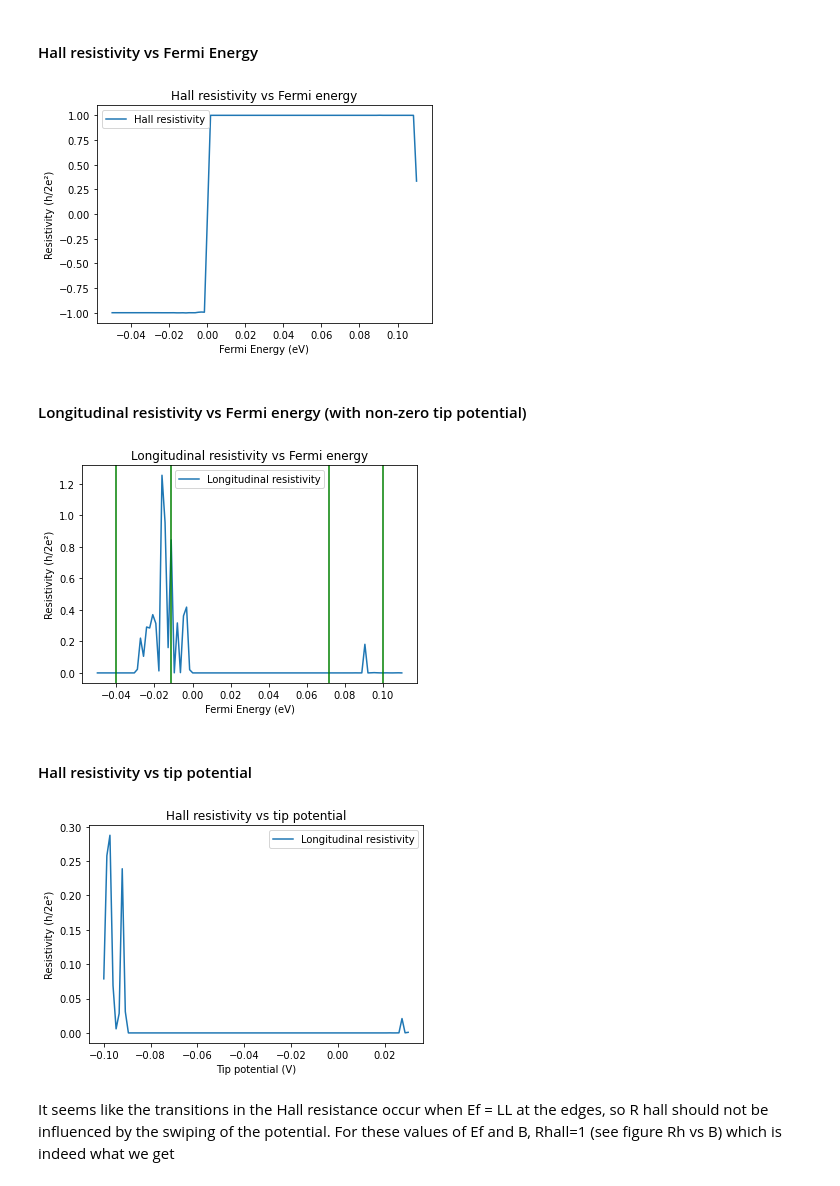
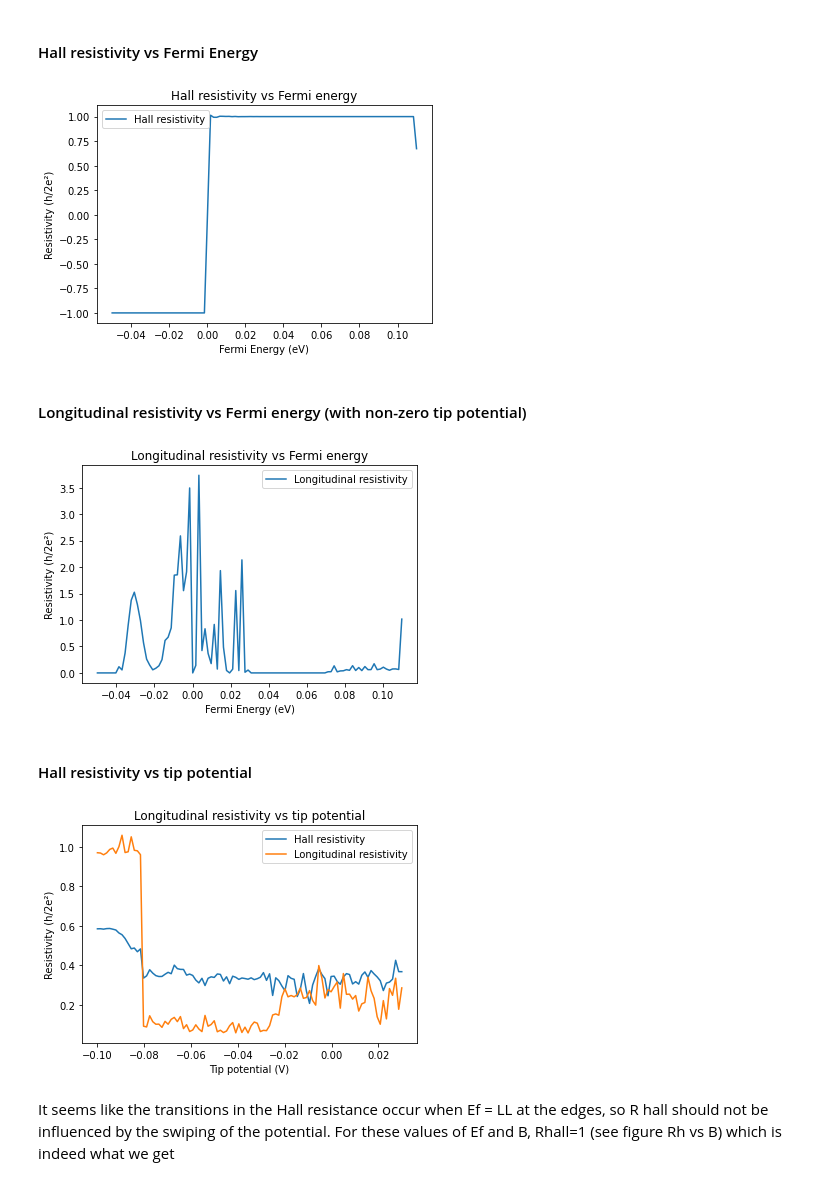
Before and after one commit to saviapicella/nanoelectronics-project, a Jupyter notebook: Graphene quantum Hall effect.ipynb, the cells around one changed output. Drawn from its saved outputs; the diff is of its cells as text; code cells hidden in the pictures.

```diff
--- a/Graphene quantum Hall effect.ipynb
+++ b/Graphene quantum Hall effect.ipynb
@@ -238,13 +259,13 @@ kwant.plot(sys, site_size = 1e-9)
 # %% [markdown]
 ## Electronic properties
 # %%
-Ef=-0.02 #maybe it could be modified
+Ef=0.12 #maybe it could be modified
 #Bfield=2*abs(Ef)**2*h_reduced/(9*t**2*a**2*e*0.2)   #The Fermi energy should be in between two LL
 Bfield=1.82
 
 
 """ Parameter for the zero density zone """  #these could be modified for the tip potential
-Vg = 0
+Vg = -0.1
 X_1=200e-9
 X_2=300e-9
 X_3=400e-9
@@ -254,7 +275,7 @@ l_pot_1=300e-9
 l_pot_2=200e-9
 l_pot_3=100e-9
 
-delta=-0.0985
+delta=0.07
 w_pot = 0
 
 
@@ -593,7 +620,8 @@ To have clear current plots ypu have to make sure the potential zone does not ov
 # %% [markdown]
 ### Plotting Hall conductance as function of the voltage applied (Fermi level)
 # %%
-
+Vg=-0.1
+delta=0.07
 
 print('The field is fixed and equal to ',Bfield)
 print('The tip potential is the stairwell potential ')
@@ -623,13 +651,13 @@ for i,Ef_xy in enumerate(Ef_arr):
 
         cm = s.conductance_matrix()[:-1, :-1]
 
-        Rxx = np.linalg.solve(cm, [1, -1, 0, 0, 0])
-        print('R hall=',Rxx[4])
+        Rxx = np.linalg.solve(cm, [1, -1, 0, 0, 0, 0, 0])
+        print('R hall=',Rxx[6])
         print('R long=',Rxx[3])
 
         Rxx_Ef[i] = Rxx[3]
 
-        Rxy_Ef[i] = Rxx[4]
+        Rxy_Ef[i] = Rxx[6]
 
         print('iteration',i,'succeeded')
     except:
@@ -715,13 +743,13 @@ for i,Bfield in enumerate(Bs):
 
         cm = s.conductance_matrix()[:-1, :-1]
 
-        Rxx = np.linalg.solve(cm, [1, -1, 0, 0, 0])
+        Rxx = np.linalg.solve(cm, [1, -1, 0, 0, 0, 0, 0])
 
-        print('R hall = ',Rxx[4])
+        print('R hall = ',Rxx[6])
         print('R long=',Rxx[3])
         Rxx_B[i] = Rxx[3]
 
-        Rxy_B[i] = Rxx[4]
+        Rxy_B[i] = Rxx[6]
 
         print('iteration',i,'succeeded')
     except:
@@ -747,8 +775,11 @@ iteration 99 succeeded
 # %% [markdown]
 ### Plotting Hall conductivity as function of local potential (tip potential)
 # %%
+Bfield=1.82
+
 print('The field is fixed and equal to', Bfield)
 print('The Fermi level is fixed and equal to', Ef)
+print('The delta is null and equal to ',delta)
 
 Vg_min=-0.1
 Vg_max=0.03
@@ -774,13 +805,13 @@ for i,Vg in enumerate(Vg_arr):
 
         cm = s.conductance_matrix()[:-1, :-1]
 
-        Rxx = np.linalg.solve(cm, [1, -1, 0, 0, 0])
+        Rxx = np.linalg.solve(cm, [1, -1, 0, 0, 0, 0, 0])
 
-        print('R hall = ',Rxx[4])
+        print('R hall = ',Rxx[6])
         print('R long=',Rxx[3])
         Rxx_Vg[i] = Rxx[3]
 
-        Rxy_Vg[i] = Rxx[4]
+        Rxy_Vg[i] = Rxx[6]
 
         print('iteration',i,'succeeded')
     except:
@@ -916,12 +949,12 @@ plt.title("Hall resistivity vs Fermi energy")
 
 plt.show()
 # %% [output]
-[figure, old version]
+[figure, new version]
 # %% [markdown]
 #### Longitudinal resistivity vs Fermi energy (with non-zero tip potential)
 # %%
-#indices=np.where(Rxx_Ef > 10)
-#Rxx_Ef[indices]=0
+indices=np.where(Rxx_Ef > 4)
+Rxx_Ef[indices]=0
 
 plt.figure()
 plt.plot(Ef_arr, Rxx_Ef, label = 'Longitudinal resistivity')
@@ -931,35 +964,35 @@ plt.xlabel('Fermi Energy (eV)')
 plt.ylabel('Resistivity (h/2e²)')
 plt.title("Longitudinal resistivity vs Fermi energy")
 
-plt.axvline(Ef_1, color = 'green')
-plt.axvline(Ef_2, color = 'green')
-plt.axvline(Ef_3, color = 'green')
-plt.axvline(Ef_4, color = 'green')
+#plt.axvline(Ef_1, color = 'green')
+#plt.axvline(Ef_2, color = 'green')
+#plt.axvline(Ef_3, color = 'green')
+#plt.axvline(Ef_4, color = 'green')
 
 plt.show()
 # %% [output]
-[figure, old version]
+[figure, new version]
 # %% [markdown]
 #### Hall resistivity vs tip potential
 # %%
 plt.figure()
-#plt.plot(Vg_arr, Rxy_Vg, label = 'Hall resistivity')
+plt.plot(Vg_arr, Rxy_Vg, label = 'Hall resistivity')
 plt.plot(Vg_arr,Rxx_Vg, label = 'Longitudinal resistivity')
 
 plt.legend()
 
 plt.xlabel('Tip potential (V)')
 plt.ylabel('Resistivity (h/2e²)')
 #plt.text(-0.1, 0.98, "B = 10 T, Ef = 0.05 eV")
 plt.title("Longitudinal resistivity vs tip potential")
 
 #plt.axvline(Vg_minus_1, color = 'green')
 #plt.axvline(Vg_0, color = 'green')
 #plt.axvline(Vg_plus_1, color = 'green')
 
 plt.show()
 # %% [output]
-[figure, old version]
+[figure, new version]
 # %% [markdown]
 It seems like the transitions in the Hall resistance occur when Ef = LL at the edges, so R hall should not be influenced by the swiping of the potential. For these values of Ef and B, Rhall=1 (see figure Rh vs B) which is indeed what we get
 # %% [markdown]
```
Also changed, not shown: parts of 24 cells of this notebook.
